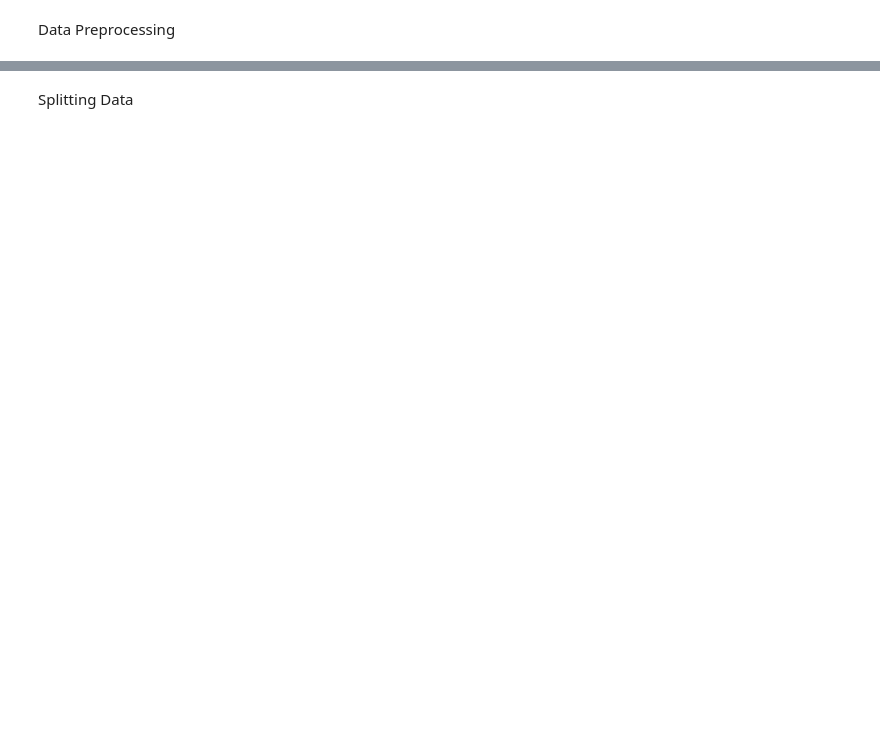
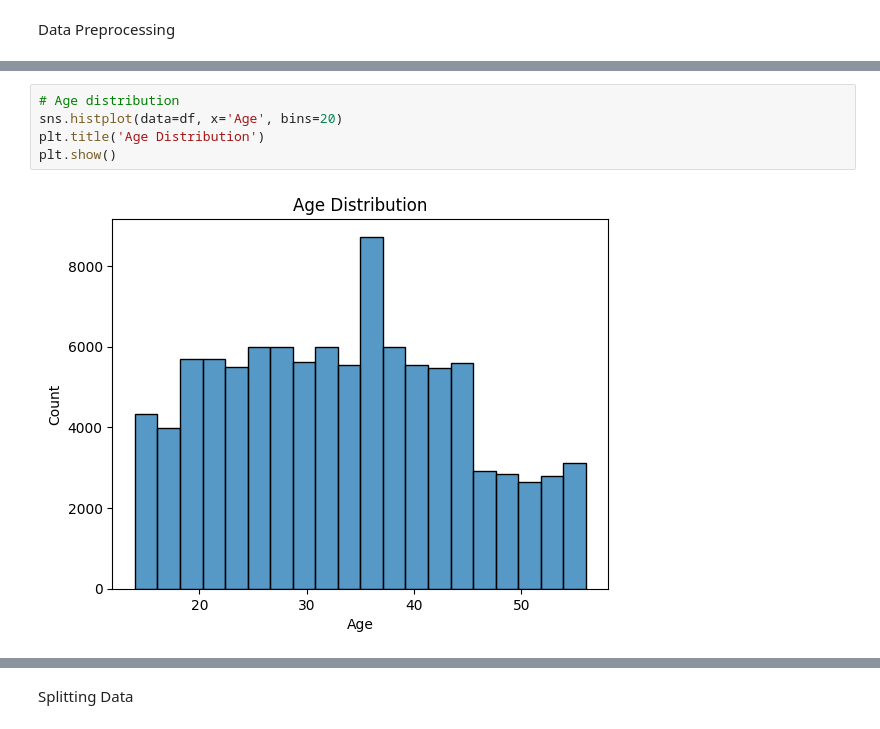
Before and after one commit to Jagadeesh7569/Credit-Risk-Assessment, a Jupyter notebook: credit_risk_assessment.ipynb, the cells around one changed output, grey strips where cells are left out. Drawn from its saved outputs; the diff is of its cells as text; blank space fills up the shorter version.

```diff
--- a/credit_risk_assessment.ipynb
+++ b/credit_risk_assessment.ipynb
@@ -50,0 +599,7 @@ df.head()
+# %%
+# Age distribution
+sns.histplot(data=df, x='Age', bins=20)
+plt.title('Age Distribution')
+plt.show()
+# %% [output]
+[figure, added]
```
Also changed, not shown: parts of 55 cells of this notebook, 1 other file.
